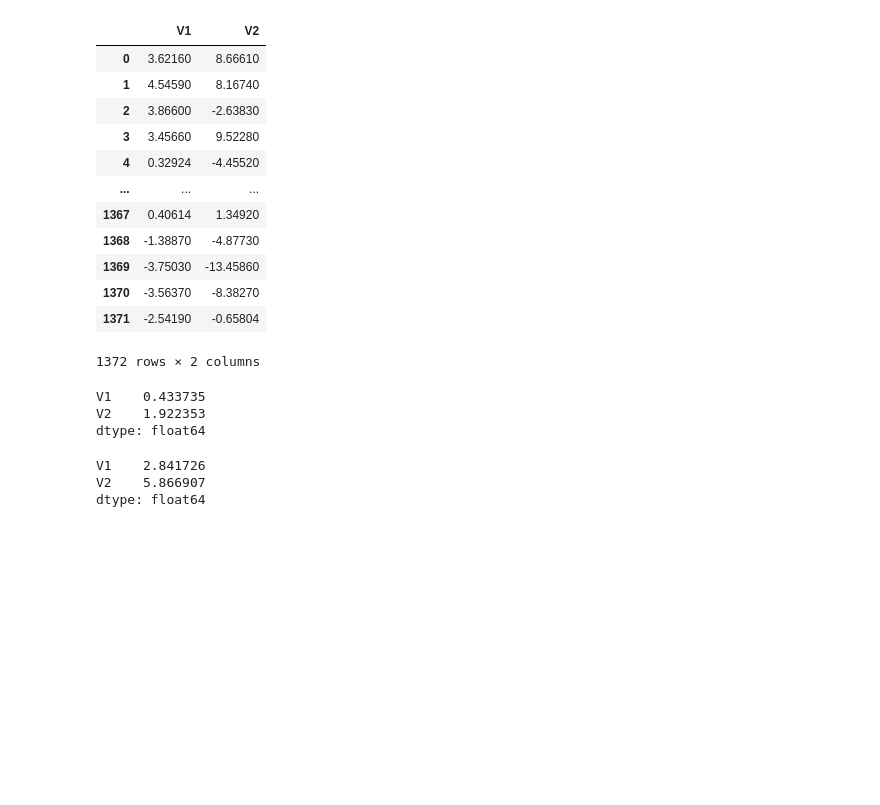
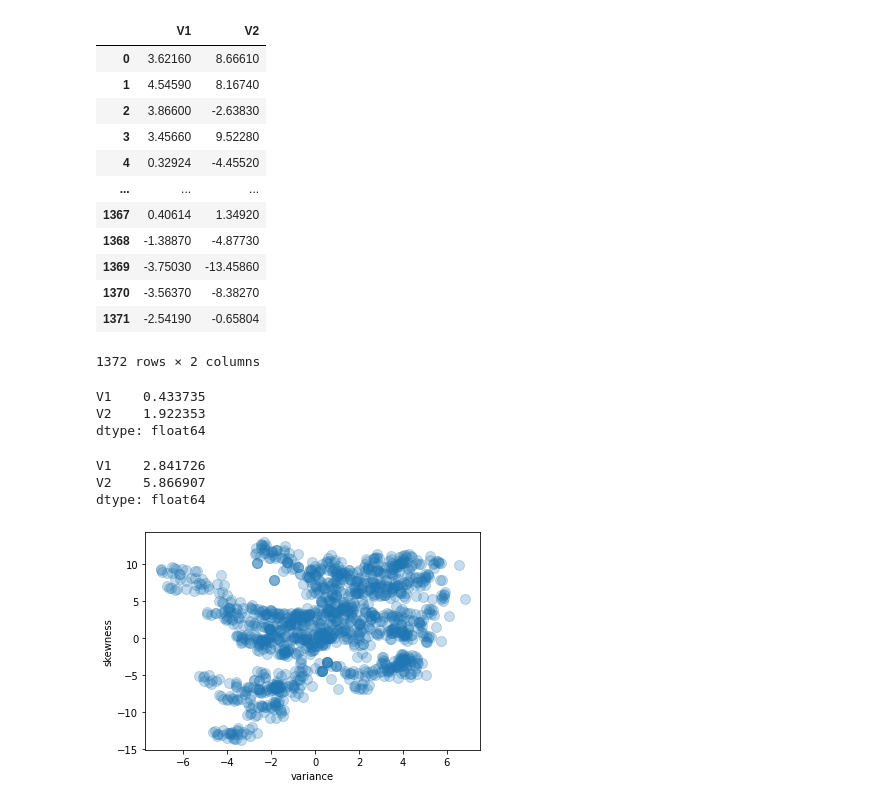
Before and after one commit to AiJared/Data-Science-2-Banknote-Authentication, a Jupyter notebook: Banknote Authentication.ipynb, the cells around one changed output. Saved outputs shown, nothing was run; the diff lists cells and outputs as text; code cells hidden in the pictures; blank space fills up the shorter version.

Commit message:
Visualizing the dataset

```diff
--- a/Banknote Authentication.ipynb
+++ b/Banknote Authentication.ipynb
@@ -37,3 +37,12 @@ std_dev
 V1    2.841726
 V2    5.866907
 dtype: float64
+# %%
+# Visualizing the data
+plt.xlabel("variance")
+plt.ylabel("skewness")
+
+plt.scatter(dataset["V1"], dataset["V2"], s=100, alpha=0.25)
+plt.show()
+# %% [output]
+[figure, added]
```
